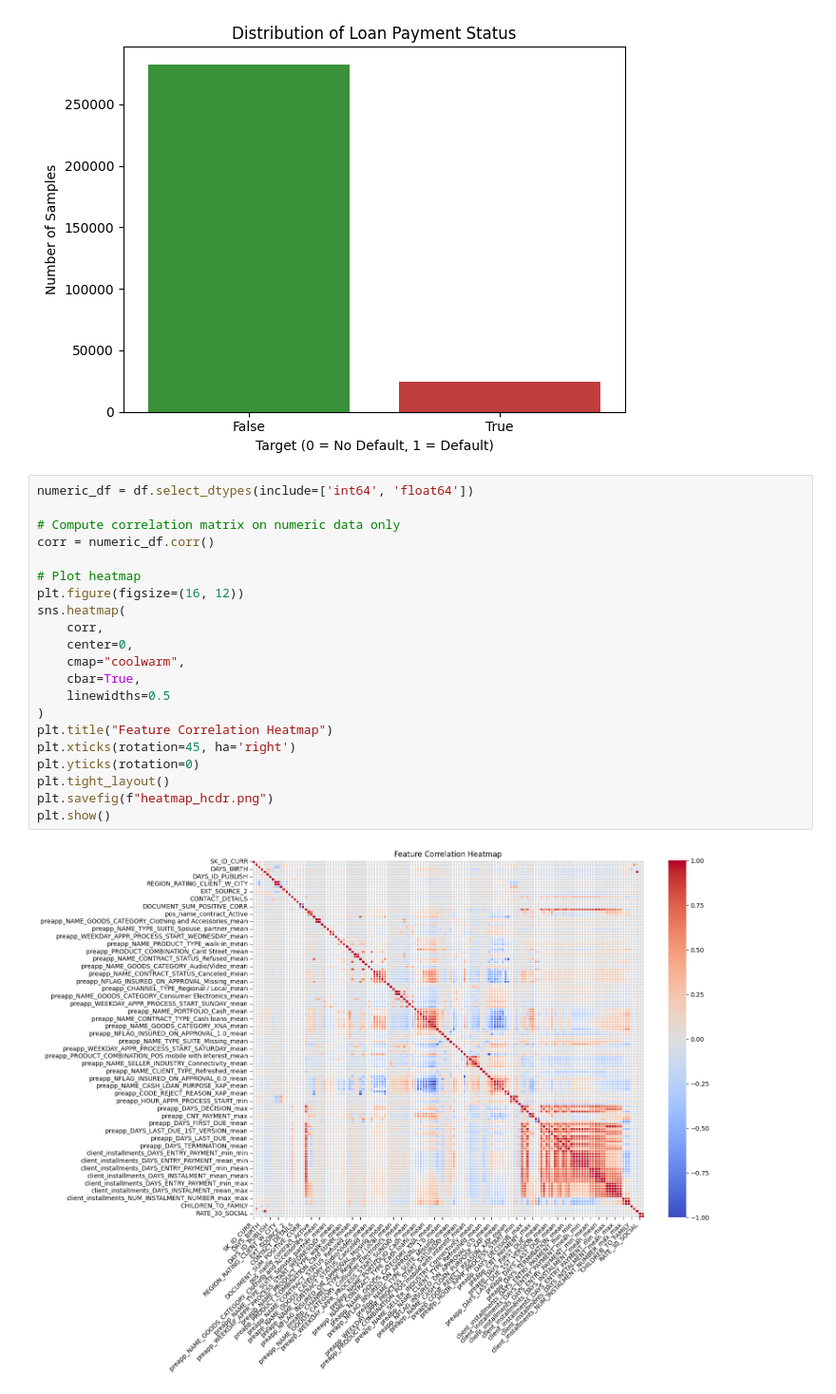
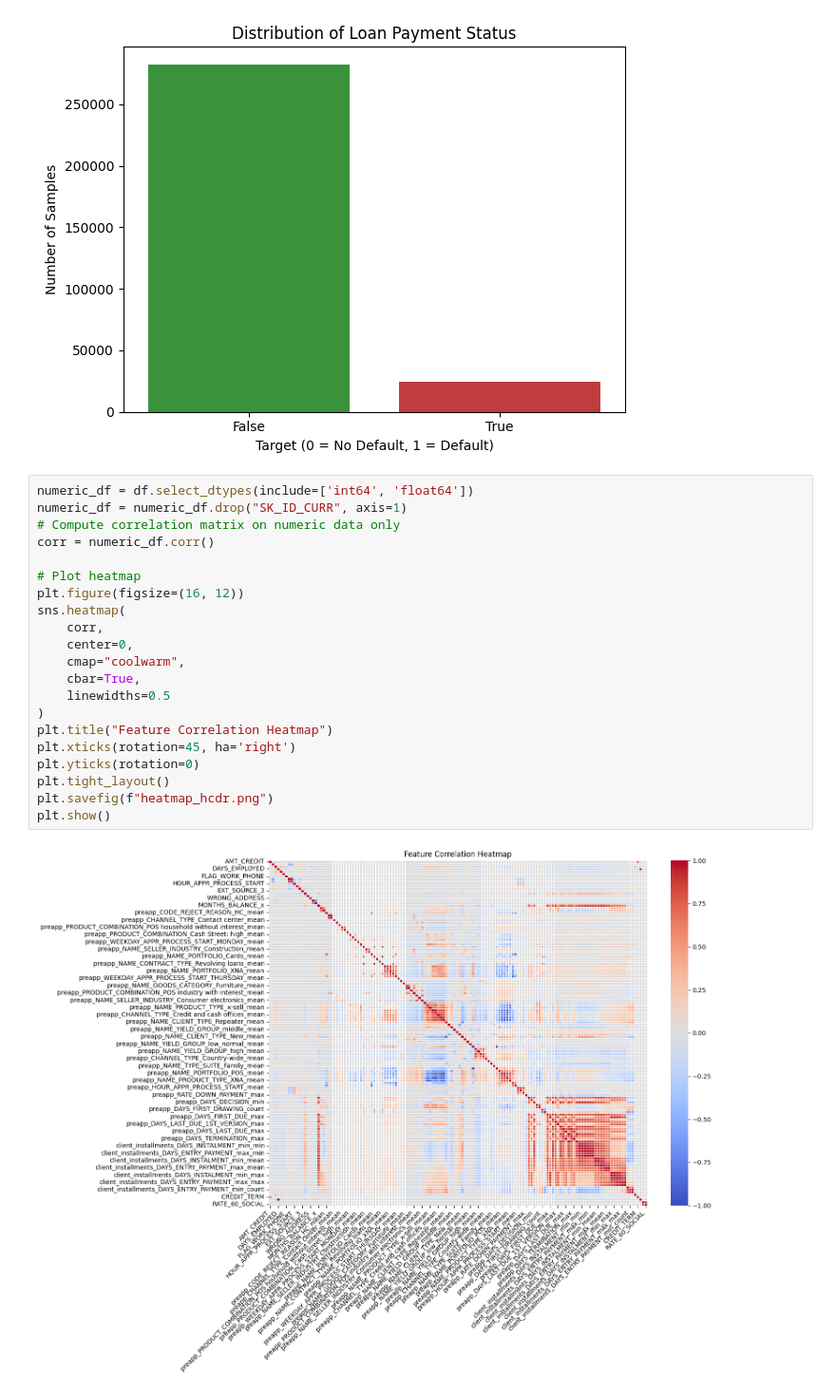
Before and after one commit to Mstfakts/Federated-Learning-Comparative-Study, a Jupyter notebook: data/notebooks/HCDR.ipynb, the cells around one changed output. Shown at 95% size. Cells and saved outputs as stored; diff of their text form.

```diff
--- a/data/notebooks/HCDR.ipynb
+++ b/data/notebooks/HCDR.ipynb
@@ -57,24 +57,24 @@ Passing `palette` without assigning `hue` is deprecated and will be removed in v
 [figure]
 # %%
 numeric_df = df.select_dtypes(include=['int64', 'float64'])
-
+numeric_df = numeric_df.drop("SK_ID_CURR", axis=1)
 # Compute correlation matrix on numeric data only
 corr = numeric_df.corr()
 
 # Plot heatmap
 plt.figure(figsize=(16, 12))
 sns.heatmap(
     corr,
     center=0,
     cmap="coolwarm",
     cbar=True,
     linewidths=0.5
 )
 plt.title("Feature Correlation Heatmap")
 plt.xticks(rotation=45, ha='right')
 plt.yticks(rotation=0)
 plt.tight_layout()
 plt.savefig(f"heatmap_hcdr.png")
 plt.show()
 # %% [output]
-[figure, old version]
+[figure, new version]
```
Also changed, not shown: 1 other file.
